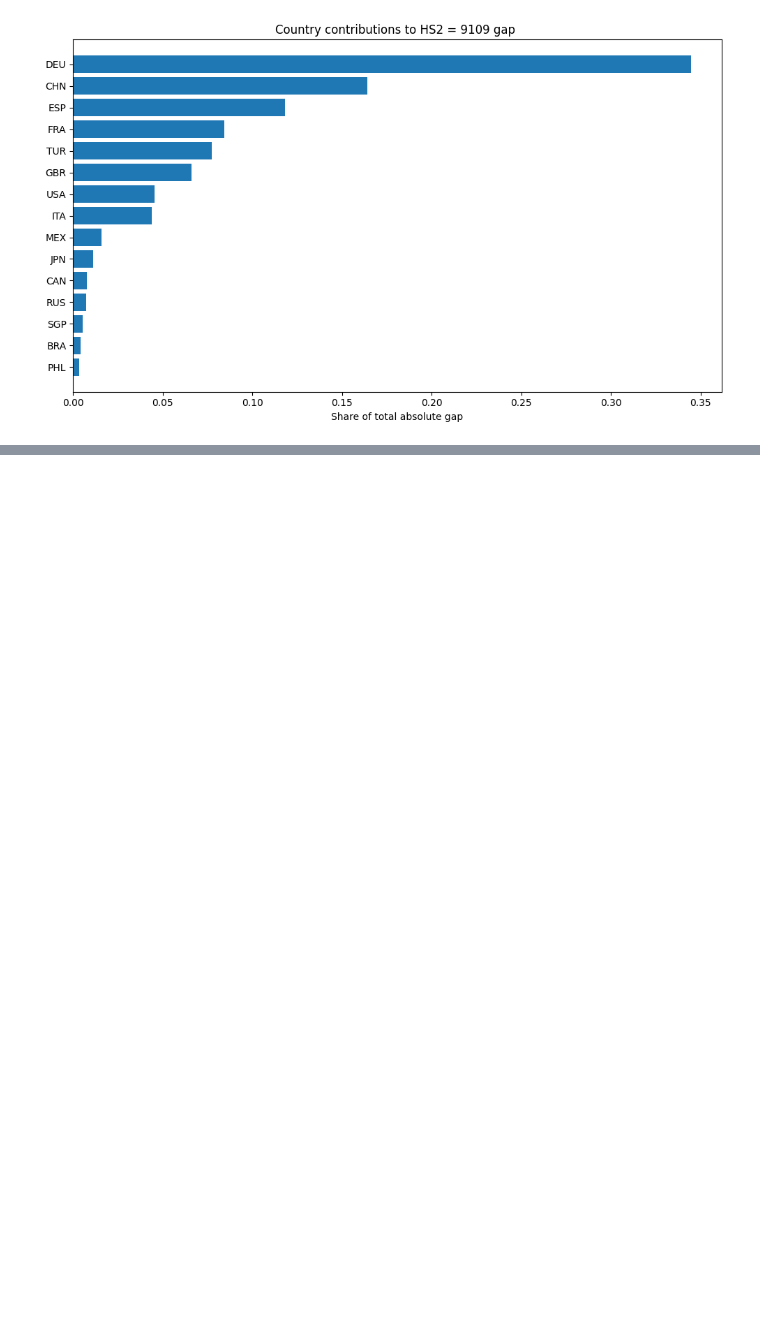
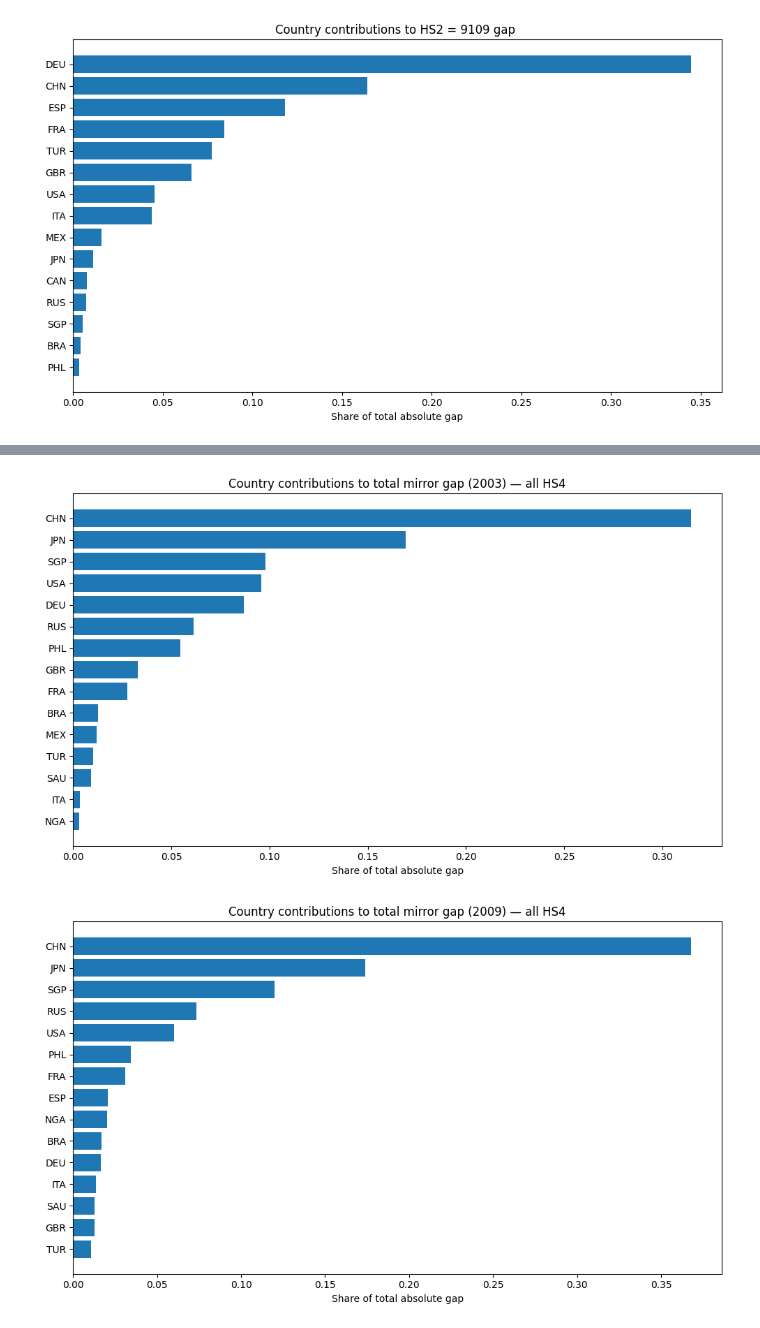
Before and after one commit to DavidAFG/Trade_Bid, a Jupyter notebook: four_dig_code.ipynb, the cells around one changed output, grey strips where cells are left out. Saved outputs shown, nothing was run; the diff lists cells and outputs as text; code cells hidden in the pictures; blank space fills up the shorter version.

```diff
--- a/four_dig_code.ipynb
+++ b/four_dig_code.ipynb
@@ -892,0 +953,33 @@ It seems that for the biggest absolute gaps, **China** consistently is the bigge
+# %%
+def plot_country_gap_shares_year_hs4(
+    gaps_country_year,
+    year,
+    top_n=15,
+    country_col="country_code"
+):
+    sub = gaps_country_year[gaps_country_year["year"] == year].copy()
+    if sub.empty:
+        print(f"No data for {year}")
+        return
+
+    total = sub["abs_gap"].sum()
+    if total == 0 or pd.isna(total):
+        print(f"Total gap is zero/NA for {year}")
+        return
+
+    sub["share_of_gap"] = sub["abs_gap"] / total
+    sub = sub.sort_values("share_of_gap", ascending=False).head(top_n)
+
+    plt.figure(figsize=(10, 6))
+    plt.barh(sub[country_col], sub["share_of_gap"])
+    plt.gca().invert_yaxis()
+    plt.xlabel("Share of total absolute gap")
+    plt.title(f"Country contributions to total mirror gap ({year}) — all HS4")
+    plt.tight_layout()
+    plt.show()
+# %%
+for y in sorted(gaps_hs4_X["year"].unique()):
+    plot_country_gap_shares_year_hs4(gaps_hs4_X, year=y, top_n=15)
+# %% [output]
+[figure, added]
+[figure, added]
```
Also changed, not shown: parts of 10 cells of this notebook, 1 other file.
